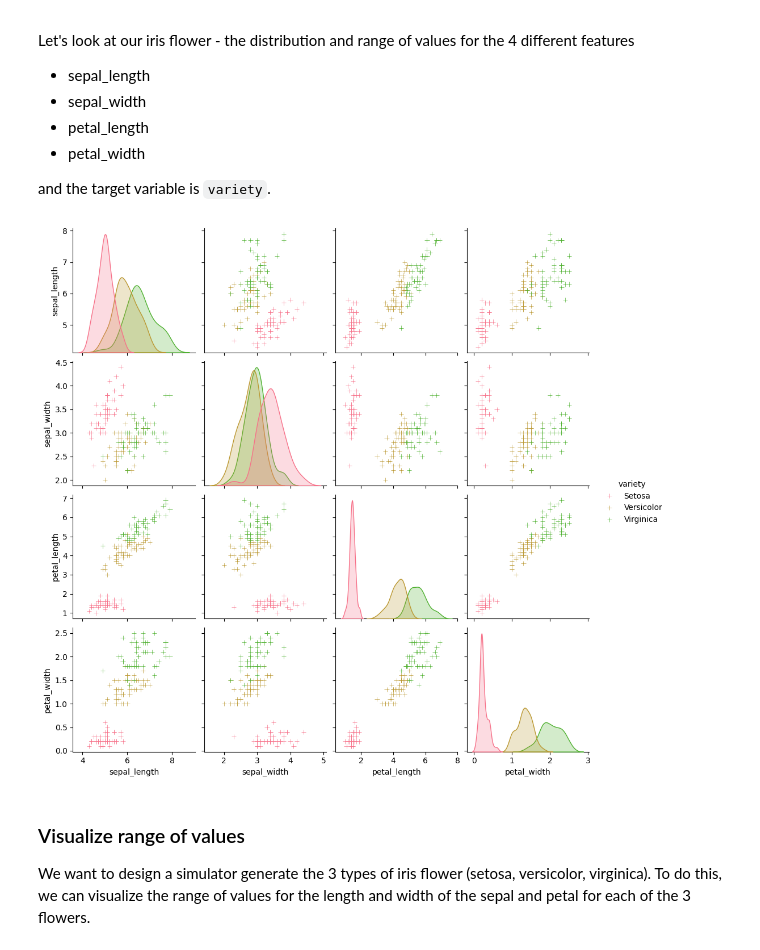
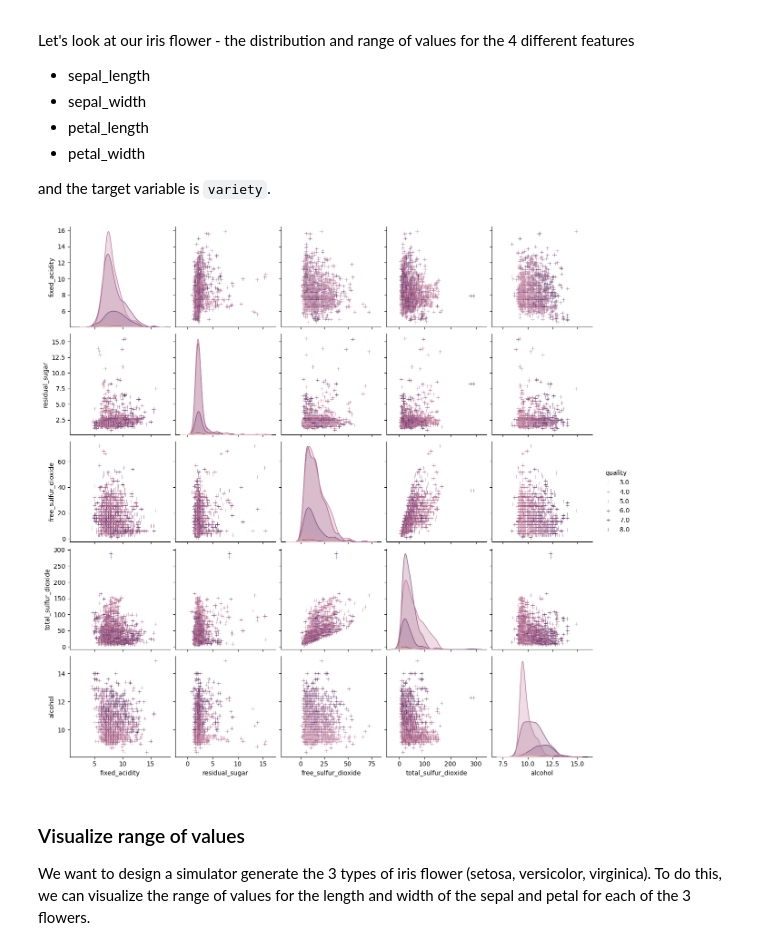
Before and after one commit to Epoxyra/id2223_lab1_wine, a Jupyter notebook: wine-eda-and-backfill-feature-group.ipynb, the cells around one changed output. Saved outputs shown, nothing was run; the diff lists cells and outputs as text; code cells hidden in the pictures.

```diff
--- a/wine-eda-and-backfill-feature-group.ipynb
+++ b/wine-eda-and-backfill-feature-group.ipynb
@@ -17,6 +17,7 @@ Connected. Call `.close()` to terminate connection gracefully.
 Logged in to project, explore it here https://c.app.hopsworks.ai:443/p/196759
 Connected. Call `.close()` to terminate connection gracefully.
 # %%
-iris_df = pd.read_csv("winequality-red.csv")
-iris_df
+wine_df = pd.read_csv("winequality-red.csv")
+wine_df['quality'] = wine_df['quality'].astype('float64')
+wine_df
 # %% [output]
@@ -79,10 +84,10 @@ Let's look at our iris flower - the distribution and range of values for the 4 d
 
  and the target variable is `variety`.
 # %%
-g = sns.pairplot(iris_df, hue='variety', markers='+')
+g = sns.pairplot(wine_df, hue='quality', markers='+')
 plt.show()
 # %% [output]
-[figure, old version]
+[figure, new version]
 # %% [markdown]
 ### Visualize range of values
 
```
Also changed, not shown: parts of 7 cells of this notebook.
